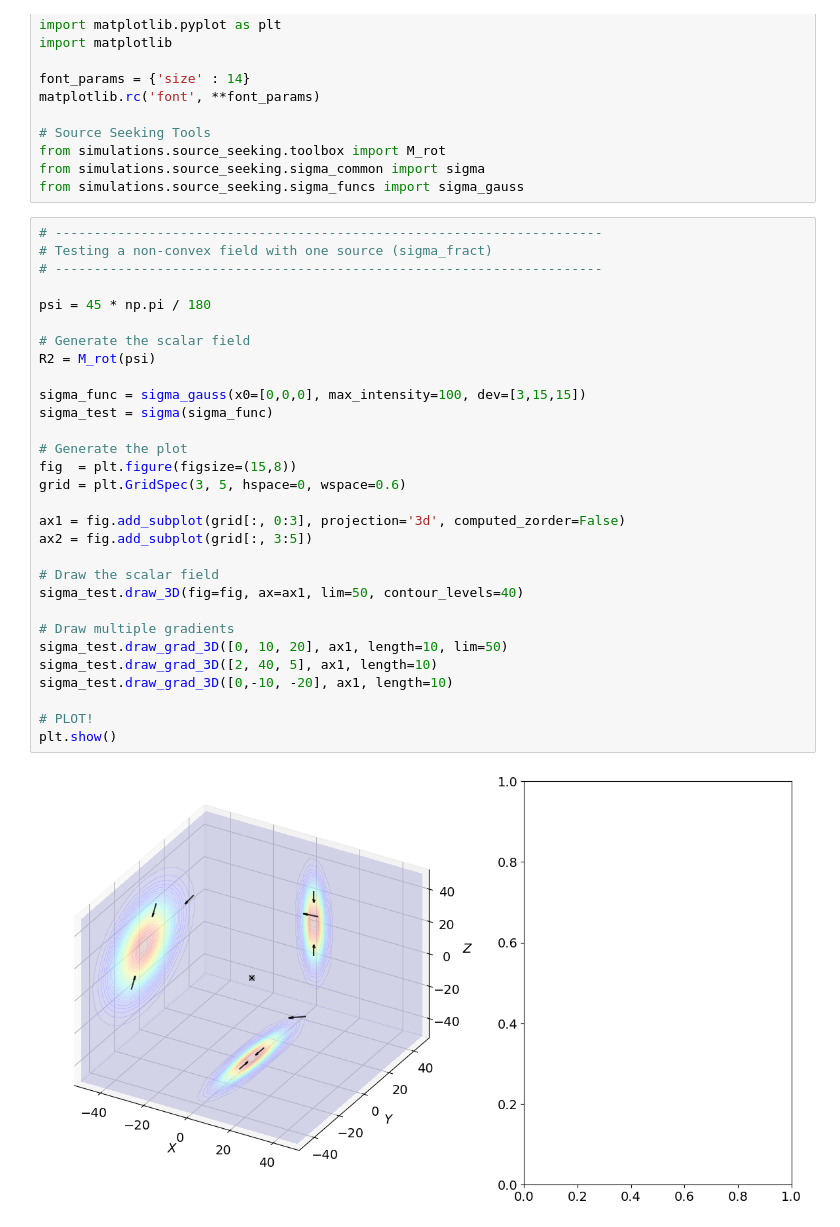
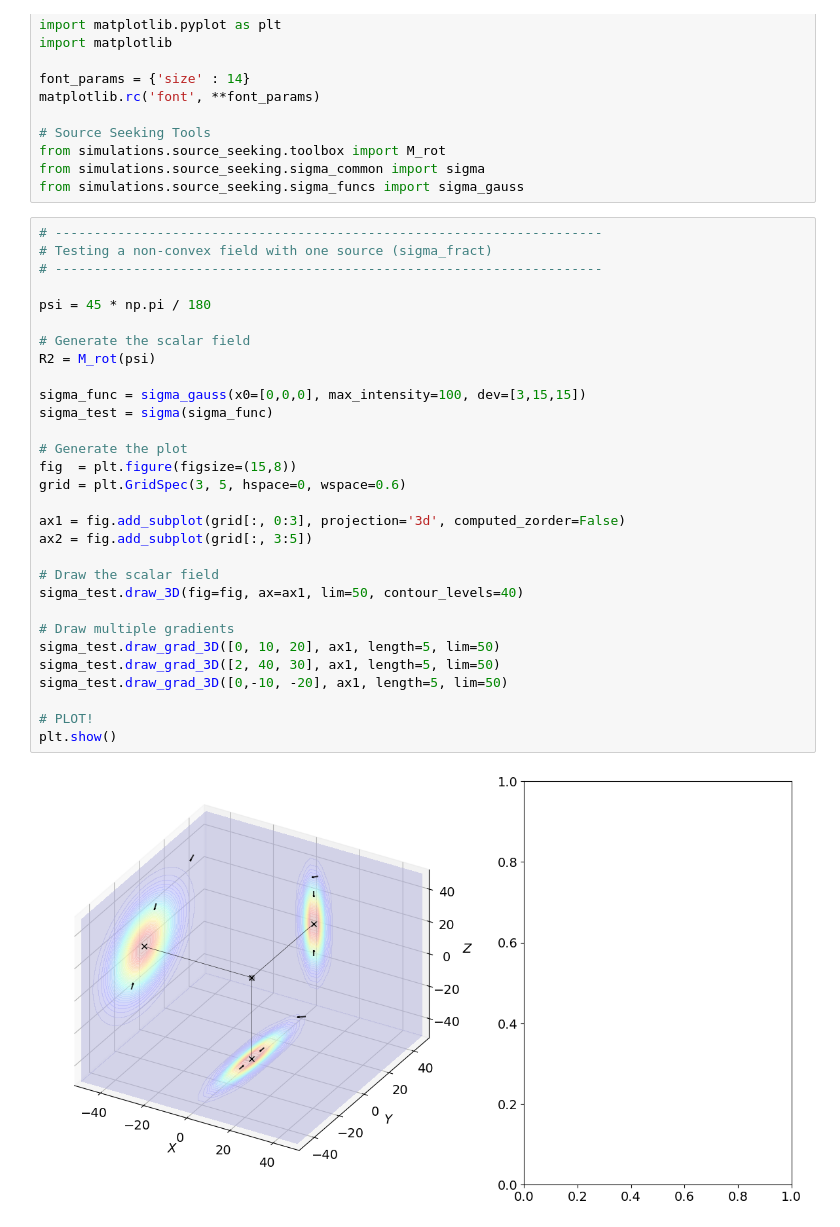
Before and after one commit to jesusBV20/source_seeking_3D, a Jupyter notebook: scalar_field_test.ipynb, the cells around one changed output. Cells and saved outputs as stored; diff of their text form.

```diff
--- a/scalar_field_test.ipynb
+++ b/scalar_field_test.ipynb
@@ -19,32 +19,32 @@ from simulations.source_seeking.sigma_funcs import sigma_gauss
 # %%
 # ----------------------------------------------------------------------
 # Testing a non-convex field with one source (sigma_fract)
 # ----------------------------------------------------------------------
 
 psi = 45 * np.pi / 180
 
 # Generate the scalar field
 R2 = M_rot(psi)
 
 sigma_func = sigma_gauss(x0=[0,0,0], max_intensity=100, dev=[3,15,15])
 sigma_test = sigma(sigma_func)
 
 # Generate the plot
 fig  = plt.figure(figsize=(15,8))
 grid = plt.GridSpec(3, 5, hspace=0, wspace=0.6)
 
 ax1 = fig.add_subplot(grid[:, 0:3], projection='3d', computed_zorder=False)
 ax2 = fig.add_subplot(grid[:, 3:5])
 
 # Draw the scalar field
 sigma_test.draw_3D(fig=fig, ax=ax1, lim=50, contour_levels=40)
 
 # Draw multiple gradients
-sigma_test.draw_grad_3D([0, 10, 20], ax1, length=10, lim=50)
-sigma_test.draw_grad_3D([2, 40, 5], ax1, length=10)
-sigma_test.draw_grad_3D([0,-10, -20], ax1, length=10)
+sigma_test.draw_grad_3D([0, 10, 20], ax1, length=5, lim=50)
+sigma_test.draw_grad_3D([2, 40, 30], ax1, length=5, lim=50)
+sigma_test.draw_grad_3D([0,-10, -20], ax1, length=5, lim=50)
 
 # PLOT!
 plt.show()
 # %% [output]
-[figure, old version]
+[figure, new version]
```
Also changed, not shown: 7 other files.
